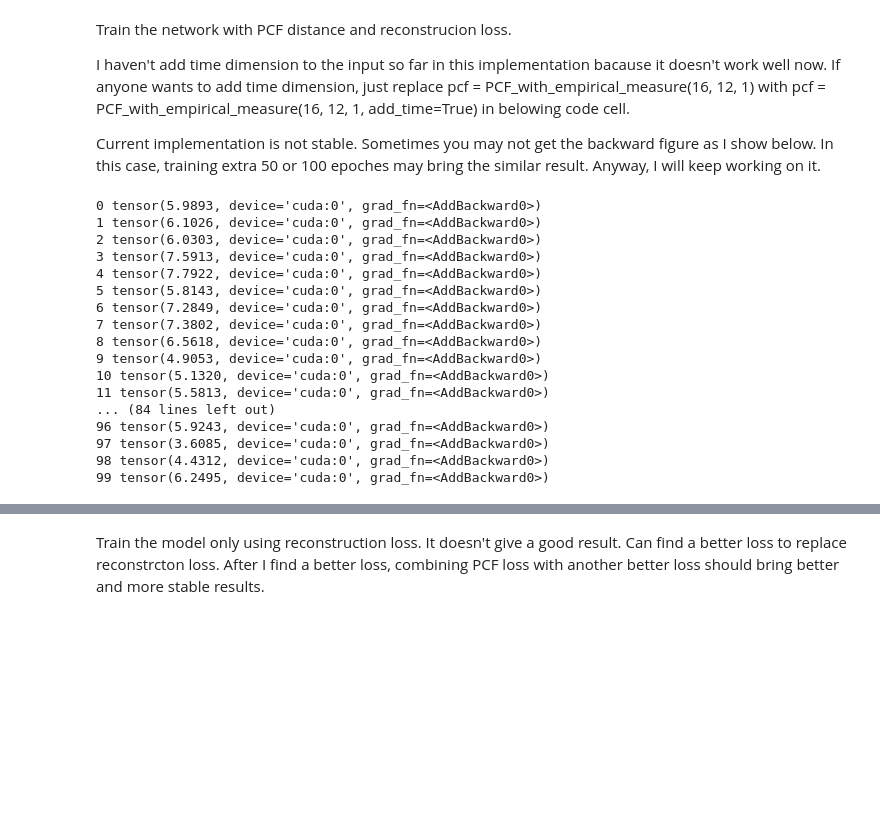
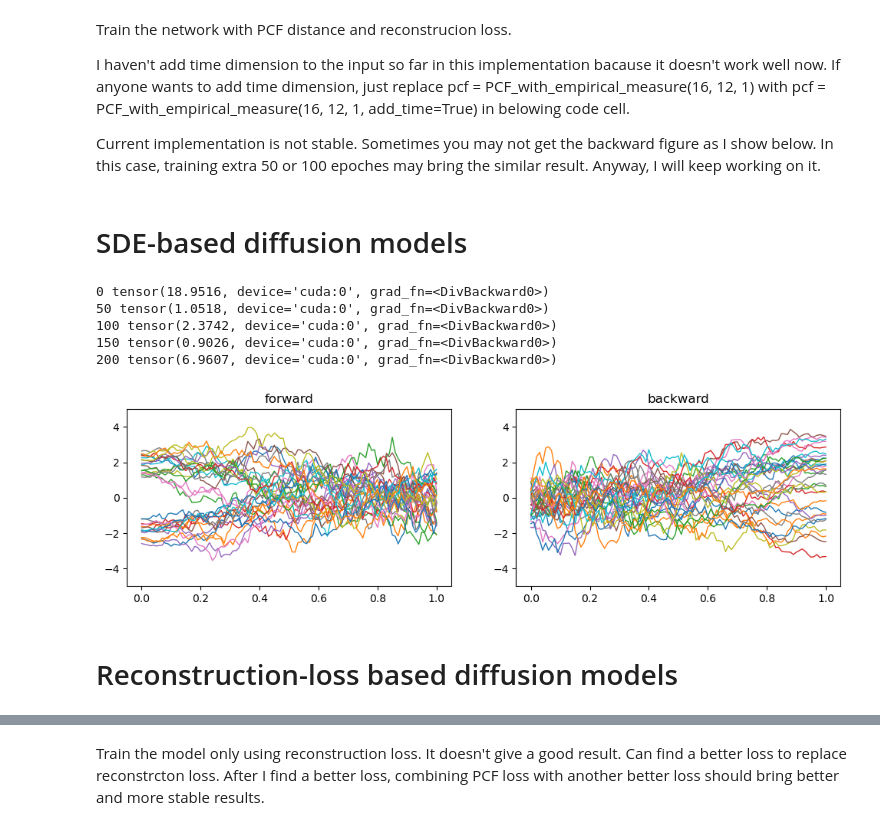
Before and after one commit to bryan107/pcf-diffusion, a Jupyter notebook: modified_test.ipynb, the cells around one changed output, grey strips where cells are left out. Cells and saved outputs as stored; diff of their text form; code cells hidden in the pictures; blank space fills up the shorter version.

```diff
--- a/modified_test.ipynb
+++ b/modified_test.ipynb
@@ -128,7 +199,57 @@ Current implementation is not stable. Sometimes you may not get the backward fig
+# %%
+x_data = data_dist.sample([num_paths]).to(device)
+x_noise, traj_forward = diffusion.forward_sample(x_data)
+# %% [markdown]
+# SDE-based diffusion models
+# %%
+num_epochs = 250
+opt = torch.optim.Adam(score_net.parameters(), lr=1e-3)
+
+for i in range(num_epochs):
+    # Forward process to generate time series
+    opt.zero_grad()
+    x0 = data_dist.sample([num_paths]).to(device)
+    t = np.random.randint(1, total_steps + 1)
+    loss = loss_function(x0.view(-1 ,1), diffusion, score_net, t)
+    loss.backward()
+    opt.step()
+    if(i%50==0):
+        print(i, loss)
+# %% [output]
+0 tensor(18.9516, device='cuda:0', grad_fn=<DivBackward0>)
+50 tensor(1.0518, device='cuda:0', grad_fn=<DivBackward0>)
+100 tensor(2.3742, device='cuda:0', grad_fn=<DivBackward0>)
+150 tensor(0.9026, device='cuda:0', grad_fn=<DivBackward0>)
+200 tensor(6.9607, device='cuda:0', grad_fn=<DivBackward0>)
+# %%
+xxx = np.linspace(0, 1, traj_forward.shape[1])
+
+plt.figure(figsize=(12,3))
+
+plt.subplot(1, 2, 1)
+for line in traj_forward:
+    plt.plot(xxx, line.cpu(), linewidth=1.0)
+    plt.title('forward')
+plt.ylim(-5, 5)
+
+plt.subplot(1, 2, 2)
+x_gen, traj_back = diffusion.sample(torch.randn([num_paths, 1]).to(device), score_net)
+
+
+for line in traj_back:
+    plt.plot(xxx, line.cpu(), linewidth=1.0)
+    plt.title('backward')
+plt.ylim(-5, 5)
+
+plt.show()
+# %% [output]
+[figure, added]
+# %% [markdown]
+# Reconstruction-loss based diffusion models
 # %%
 from src.PCF_with_empirical_measure import PCF_with_empirical_measure
 
-pcf = PCF_with_empirical_measure(16, 12, 1)
+pcf = PCF_with_empirical_measure(30, 12, 1)
 pcf = pcf.to(device)
 
 num_epochs = 200
@@ -141,6 +262,9 @@ for i in range(num_epochs):
     x_noise, traj_forward = diffusion.forward_sample(x_data)
     traj_forward = traj_forward.to(device)
     # Backward process to generate time series
+    x_data1 = data_dist.sample([num_paths])
+    x_noise1, traj_forward1 = diffusion.forward_sample(x_data1)
+
     x_gen, traj_back = diffusion.backward_sample(torch.randn([num_paths, 1]).to(device), score_net)
     x_gen1, traj_back1 = diffusion.backward_sample(traj_forward[:,-1].unsqueeze(1).to(device), score_net)
     traj_back_flip = torch.fliplr(traj_back)
@@ -150,24 +274,6 @@ for i in range(num_epochs):
     loss.backward()
     opt.step()
     print(i, loss)
-# %% [output]
-0 tensor(5.9893, device='cuda:0', grad_fn=<AddBackward0>)
-1 tensor(6.1026, device='cuda:0', grad_fn=<AddBackward0>)
-2 tensor(6.0303, device='cuda:0', grad_fn=<AddBackward0>)
-3 tensor(7.5913, device='cuda:0', grad_fn=<AddBackward0>)
-4 tensor(7.7922, device='cuda:0', grad_fn=<AddBackward0>)
-5 tensor(5.8143, device='cuda:0', grad_fn=<AddBackward0>)
-6 tensor(7.2849, device='cuda:0', grad_fn=<AddBackward0>)
-7 tensor(7.3802, device='cuda:0', grad_fn=<AddBackward0>)
-8 tensor(6.5618, device='cuda:0', grad_fn=<AddBackward0>)
-9 tensor(4.9053, device='cuda:0', grad_fn=<AddBackward0>)
-10 tensor(5.1320, device='cuda:0', grad_fn=<AddBackward0>)
-11 tensor(5.5813, device='cuda:0', grad_fn=<AddBackward0>)
-... (84 lines left out)
-96 tensor(5.9243, device='cuda:0', grad_fn=<AddBackward0>)
-97 tensor(3.6085, device='cuda:0', grad_fn=<AddBackward0>)
-98 tensor(4.4312, device='cuda:0', grad_fn=<AddBackward0>)
-99 tensor(6.2495, device='cuda:0', grad_fn=<AddBackward0>)
 # %%
 x_gen, traj_back = diffusion.sample(torch.randn([num_paths, 1]).cuda(), score_net)
 xxx = np.linspace(0, 1, traj_forward.shape[1])
```
Also changed, not shown: parts of 40 cells of this notebook, 28 other files.
